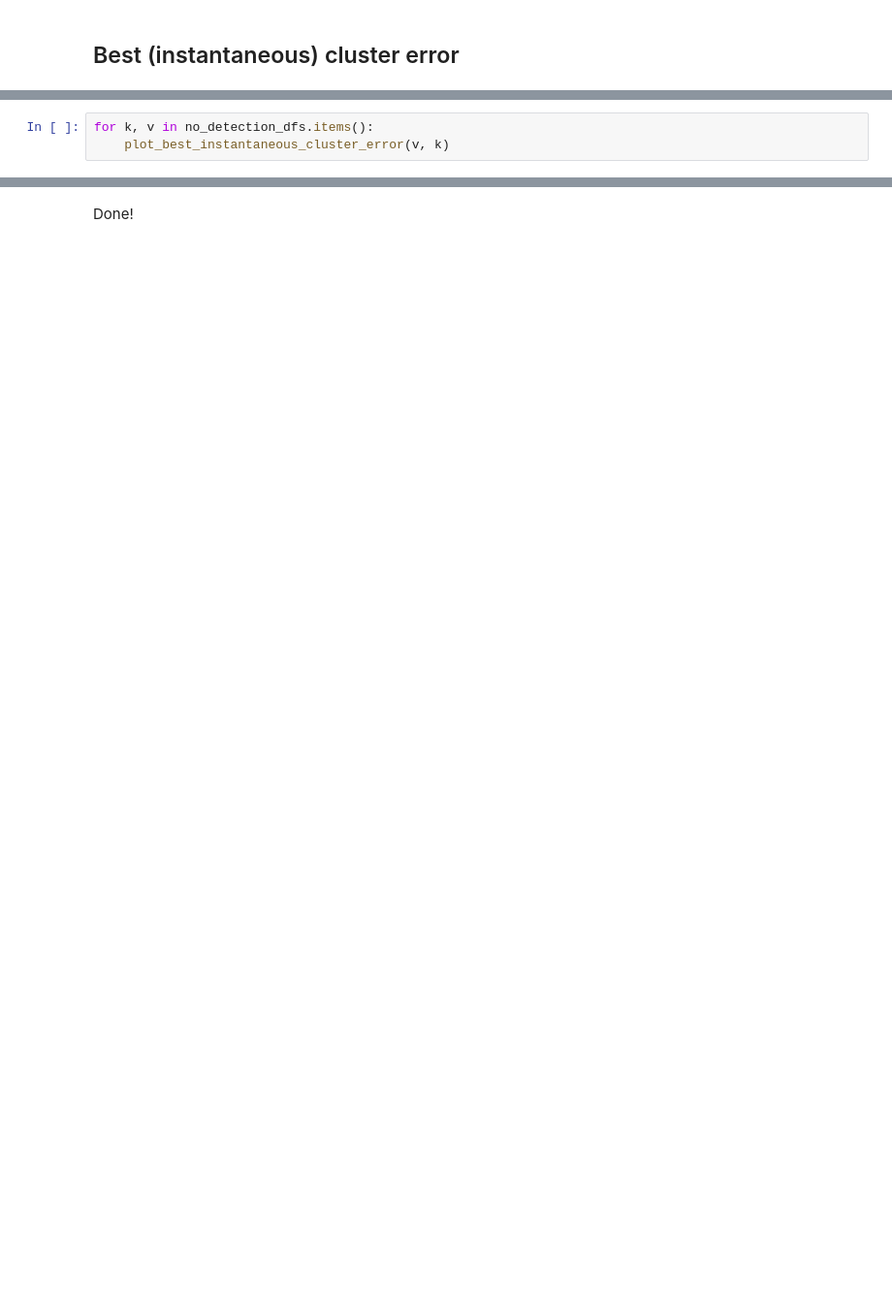
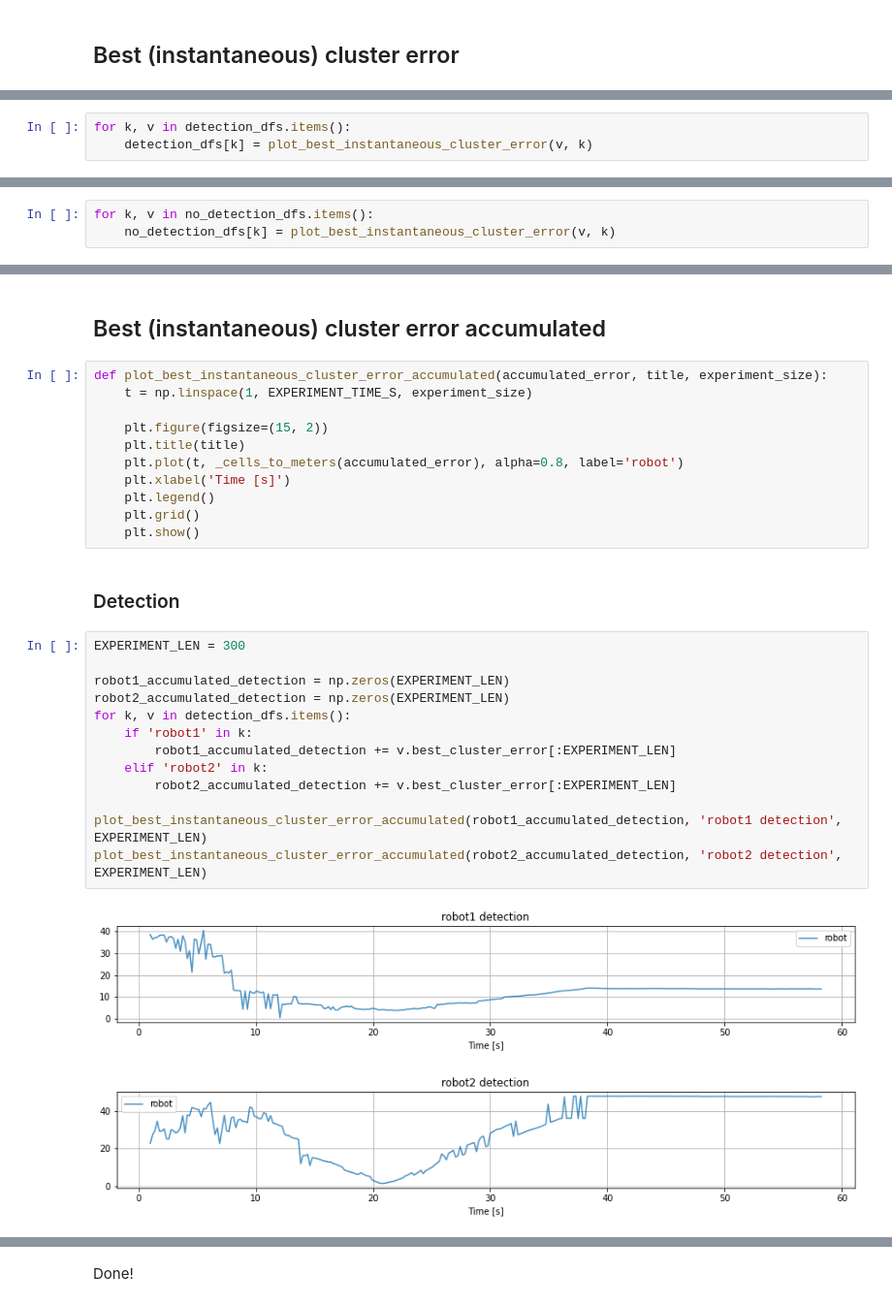
Before and after one commit to leoniloris/Multi-Robot-Localization, a Jupyter notebook: experiments.ipynb, the cells around one changed output, grey strips where cells are left out. Shown at 97% size. Saved outputs shown, nothing was run; the diff lists cells and outputs as text; blank space fills up the shorter version.

Commit message:
Plot best cluster error accumulated.

```diff
--- a/experiments.ipynb
+++ b/experiments.ipynb
@@ -165,3 +148,0 @@ for k, v in detection_dfs.items():
-# %%
-for k, v in no_detection_dfs.items():
-    plot_best_instantaneous_cluster_error(v, k)
@@ -178,0 +151,3 @@ for k, v in no_detection_dfs.items():
+# %%
+for k, v in detection_dfs.items():
+    detection_dfs[k] = plot_best_instantaneous_cluster_error(v, k)
@@ -178,0 +167,3 @@ for k, v in no_detection_dfs.items():
+# %%
+for k, v in no_detection_dfs.items():
+    no_detection_dfs[k] = plot_best_instantaneous_cluster_error(v, k)
@@ -178,0 +181,31 @@ for k, v in no_detection_dfs.items():
+# %% [markdown]
+## Best (instantaneous) cluster error accumulated
+# %%
+def plot_best_instantaneous_cluster_error_accumulated(accumulated_error, title, experiment_size):
+    t = np.linspace(1, EXPERIMENT_TIME_S, experiment_size)
+
+    plt.figure(figsize=(15, 2))
+    plt.title(title)
+    plt.plot(t, _cells_to_meters(accumulated_error), alpha=0.8, label='robot')
+    plt.xlabel('Time [s]')
+    plt.legend()
+    plt.grid()
+    plt.show()
+# %% [markdown]
+### Detection
+# %%
+EXPERIMENT_LEN = 300
+
+robot1_accumulated_detection = np.zeros(EXPERIMENT_LEN)
+robot2_accumulated_detection = np.zeros(EXPERIMENT_LEN)
+for k, v in detection_dfs.items():
+    if 'robot1' in k:
+        robot1_accumulated_detection += v.best_cluster_error[:EXPERIMENT_LEN]
+    elif 'robot2' in k:
+        robot2_accumulated_detection += v.best_cluster_error[:EXPERIMENT_LEN]
+
+plot_best_instantaneous_cluster_error_accumulated(robot1_accumulated_detection, 'robot1 detection', EXPERIMENT_LEN)
+plot_best_instantaneous_cluster_error_accumulated(robot2_accumulated_detection, 'robot2 detection', EXPERIMENT_LEN)
+# %% [output]
+[figure, added]
+[figure, added]
```
Also changed, not shown: parts of 21 cells of this notebook.
